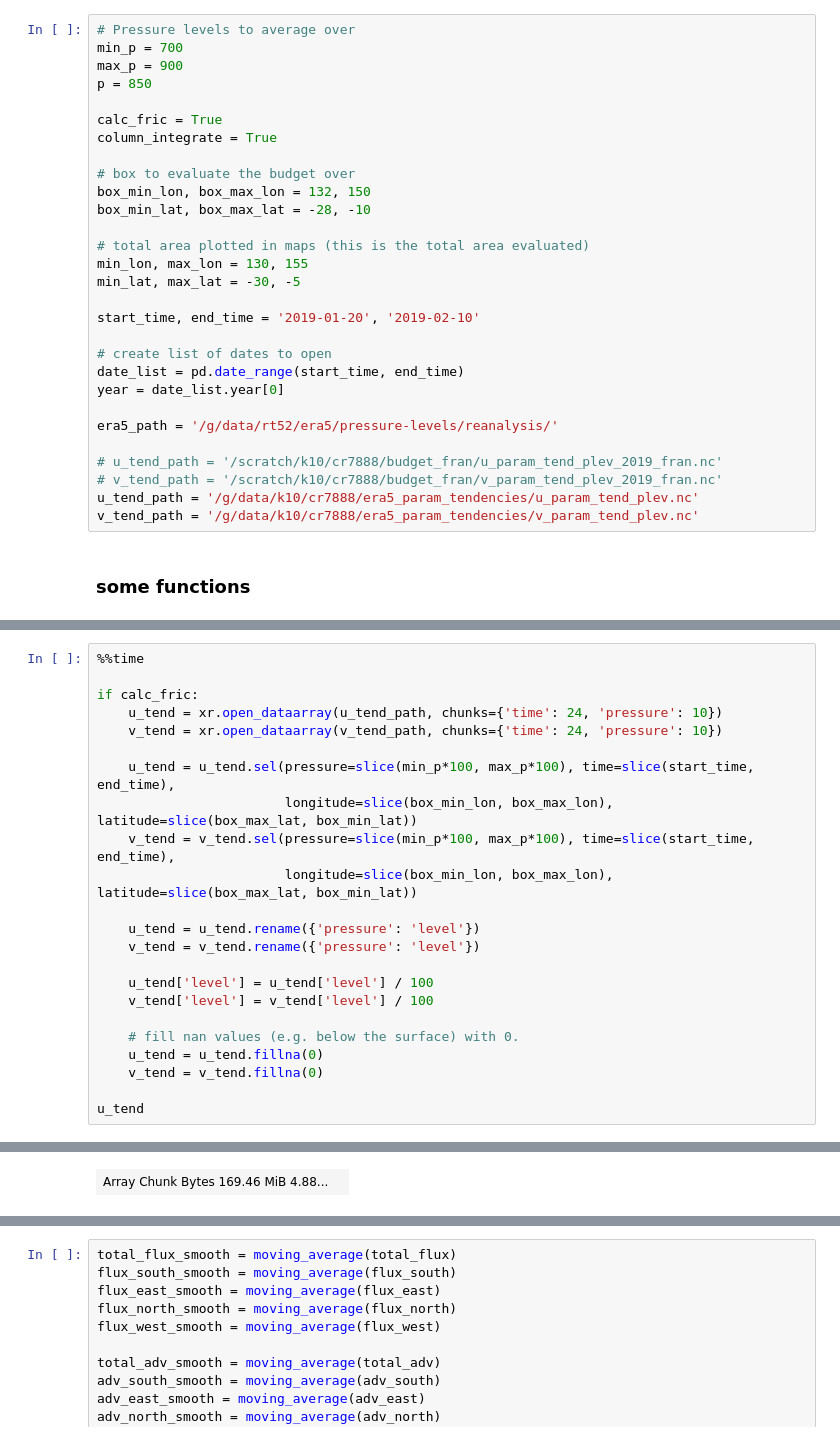
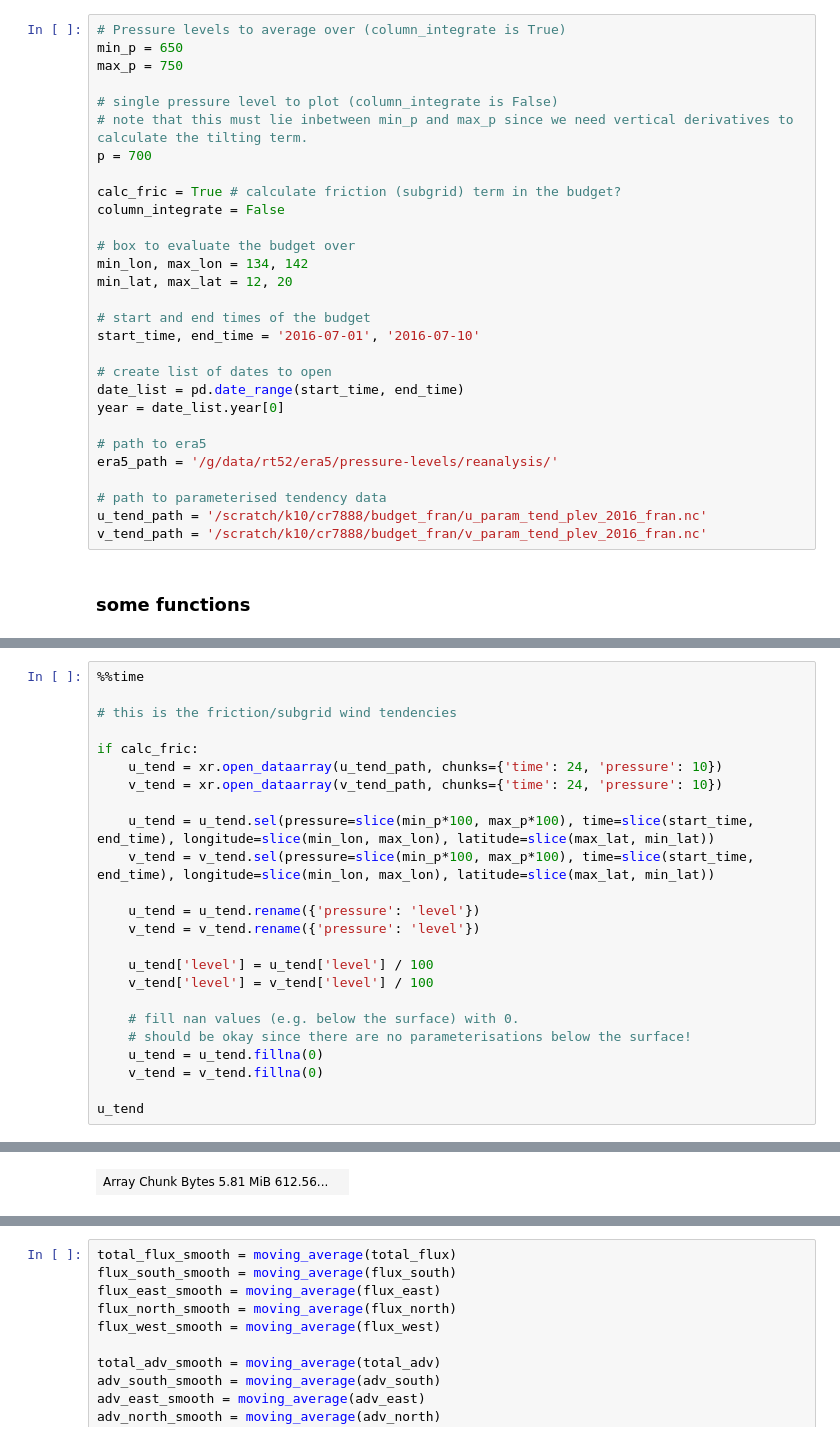
Before and after one commit to robinco1919/circulation_budget, a Jupyter notebook: era5_circulation_budget.ipynb, the cells around one changed output, grey strips where cells are left out. Cells and saved outputs as stored; diff of their text form.

```diff
--- a/era5_circulation_budget.ipynb
+++ b/era5_circulation_budget.ipynb
@@ -67,32 +62,32 @@ R_d = 287 # Dry gas constant
 # %%
-# Pressure levels to average over
-min_p = 700
-max_p = 900
-p = 850
+# Pressure levels to average over (column_integrate is True)
+min_p = 650
+max_p = 750
 
-calc_fric = True
-column_integrate = True
+# single pressure level to plot (column_integrate is False)
+# note that this must lie inbetween min_p and max_p since we need vertical derivatives to calculate the tilting term.
+p = 700
+
+calc_fric = True # calculate friction (subgrid) term in the budget?
+column_integrate = False
 
 # box to evaluate the budget over
-box_min_lon, box_max_lon = 132, 150
-box_min_lat, box_max_lat = -28, -10
+min_lon, max_lon = 134, 142
+min_lat, max_lat = 12, 20
 
-# total area plotted in maps (this is the total area evaluated)
-min_lon, max_lon = 130, 155
-min_lat, max_lat = -30, -5
-
-start_time, end_time = '2019-01-20', '2019-02-10'
+# start and end times of the budget
+start_time, end_time = '2016-07-01', '2016-07-10'
 
 # create list of dates to open
 date_list = pd.date_range(start_time, end_time)
 year = date_list.year[0]
 
+# path to era5
 era5_path = '/g/data/rt52/era5/pressure-levels/reanalysis/'
 
-# u_tend_path = '/scratch/k10/cr7888/budget_fran/u_param_tend_plev_2019_fran.nc'
-# v_tend_path = '/scratch/k10/cr7888/budget_fran/v_param_tend_plev_2019_fran.nc'
-u_tend_path = '/g/data/k10/cr7888/era5_param_tendencies/u_param_tend_plev.nc'
-v_tend_path = '/g/data/k10/cr7888/era5_param_tendencies/v_param_tend_plev.nc'
+# path to parameterised tendency data
+u_tend_path = '/scratch/k10/cr7888/budget_fran/u_param_tend_plev_2016_fran.nc'
+v_tend_path = '/scratch/k10/cr7888/budget_fran/v_param_tend_plev_2016_fran.nc'
 # %% [markdown]
 ### some functions
 # %%
@@ -128,14 +114,14 @@ Wall time: 968 ms
 # %%
 %%time
+
+# this is the friction/subgrid wind tendencies
 
 if calc_fric:
     u_tend = xr.open_dataarray(u_tend_path, chunks={'time': 24, 'pressure': 10})
     v_tend = xr.open_dataarray(v_tend_path, chunks={'time': 24, 'pressure': 10})
 
-    u_tend = u_tend.sel(pressure=slice(min_p*100, max_p*100), time=slice(start_time, end_time),
-                        longitude=slice(box_min_lon, box_max_lon), latitude=slice(box_max_lat, box_min_lat))
-    v_tend = v_tend.sel(pressure=slice(min_p*100, max_p*100), time=slice(start_time, end_time),
-                        longitude=slice(box_min_lon, box_max_lon), latitude=slice(box_max_lat, box_min_lat))
+    u_tend = u_tend.sel(pressure=slice(min_p*100, max_p*100), time=slice(start_time, end_time), longitude=slice(min_lon, max_lon), latitude=slice(max_lat, min_lat))
+    v_tend = v_tend.sel(pressure=slice(min_p*100, max_p*100), time=slice(start_time, end_time), longitude=slice(min_lon, max_lon), latitude=slice(max_lat, min_lat))
 
     u_tend = u_tend.rename({'pressure': 'level'})
     v_tend = v_tend.rename({'pressure': 'level'})
@@ -144,6 +130,7 @@ if calc_fric:
     v_tend['level'] = v_tend['level'] / 100
 
     # fill nan values (e.g. below the surface) with 0.
+    # should be okay since there are no parameterisations below the surface!
     u_tend = u_tend.fillna(0)
     v_tend = v_tend.fillna(0)
 
@@ -162,4 +149,4 @@ dask.array<chunksize=(24, 73, 73, 5), meta=np.ndarray>
-| Array Chunk Bytes 169.46 MiB 4.88... |  |
+| Array Chunk Bytes 5.81 MiB 612.56... |  |
 Coordinates: (4)
 longitude
 (longitude)
```
Also changed, not shown: parts of 23 cells of this notebook, 1 other file.
